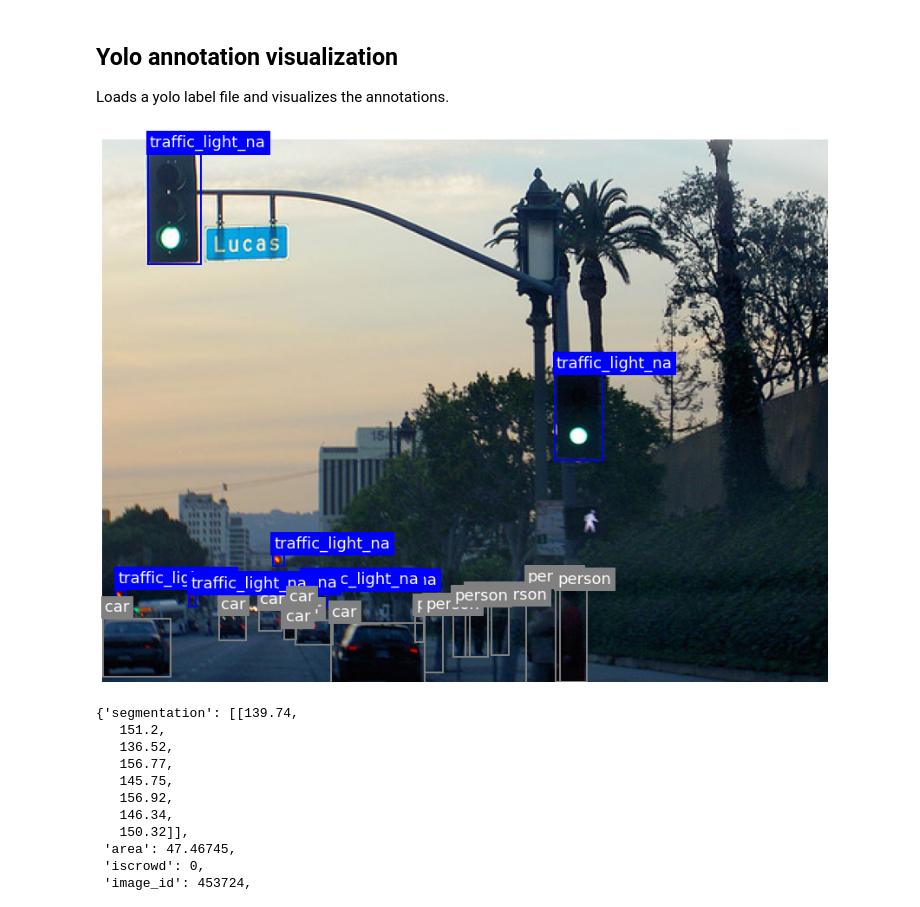
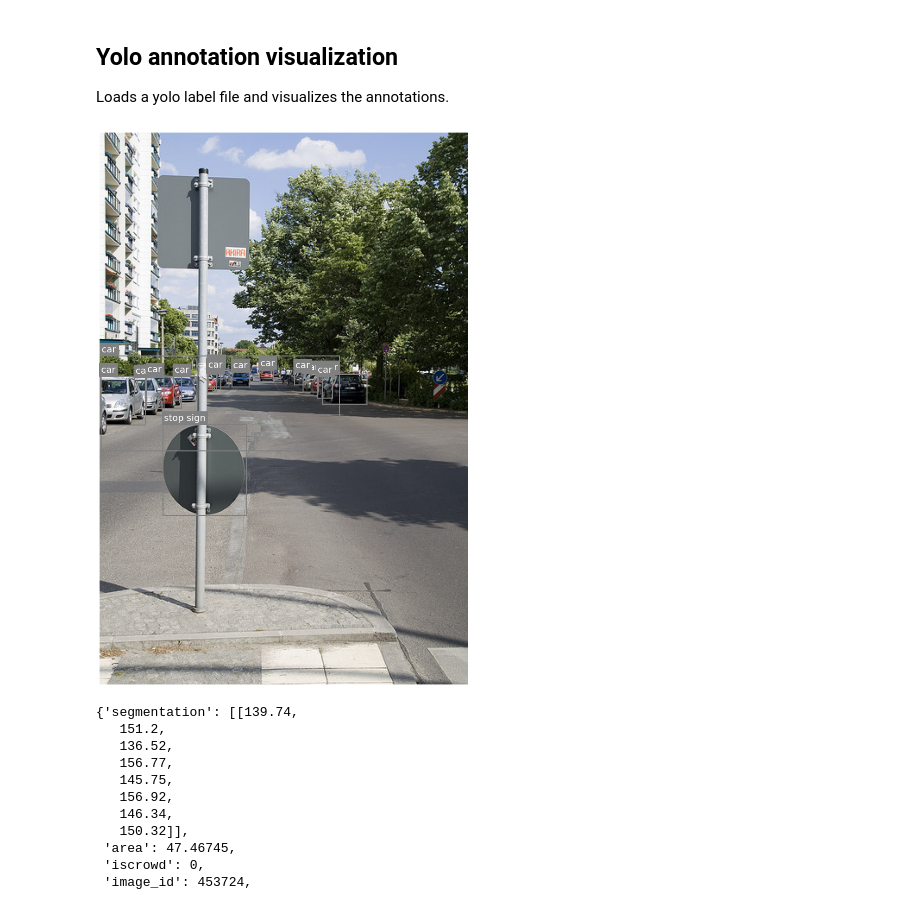
Before and after one commit to cocodataset/cocoapi, a Jupyter notebook: PythonAPI/makeYoloDataset.ipynb, the cells around one changed output. Drawn from its saved outputs; the diff is of its cells as text; code cells hidden in the pictures.

```diff
--- a/PythonAPI/makeYoloDataset.ipynb
+++ b/PythonAPI/makeYoloDataset.ipynb
@@ -179,9 +179,10 @@ def show_annotations(dataset_name, dataset_ext, img_number):
     plt.show()
 # %%
 # Get filenames of all files in the folder
-show_annotations('trainTraffic', 'Relabelled', 2)
+# 5,
+show_annotations('valTraffic', 'Relabelled', 67)
 # %% [output]
-[figure, old version]
+[figure, new version]
 # %%
 ann
 # %% [output]
```
Also changed, not shown: 1 other file.
